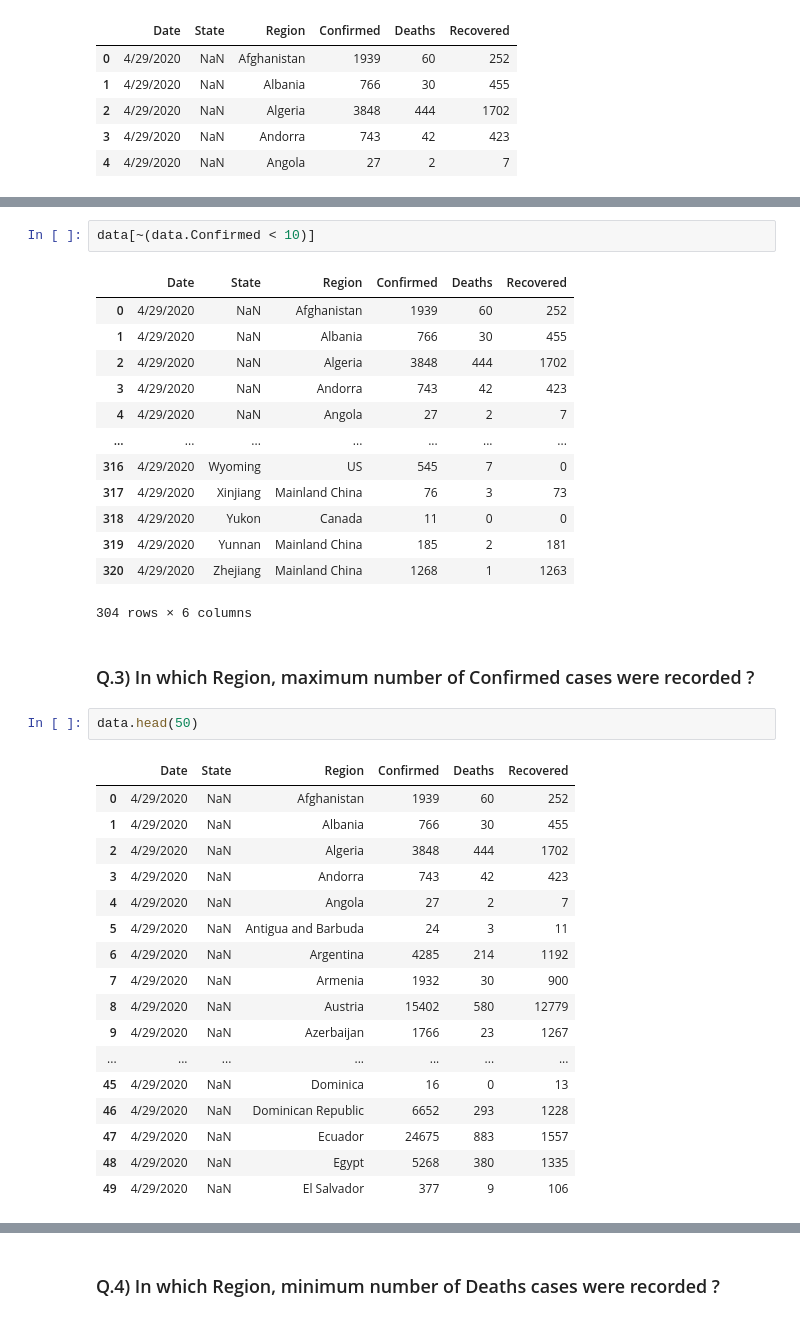
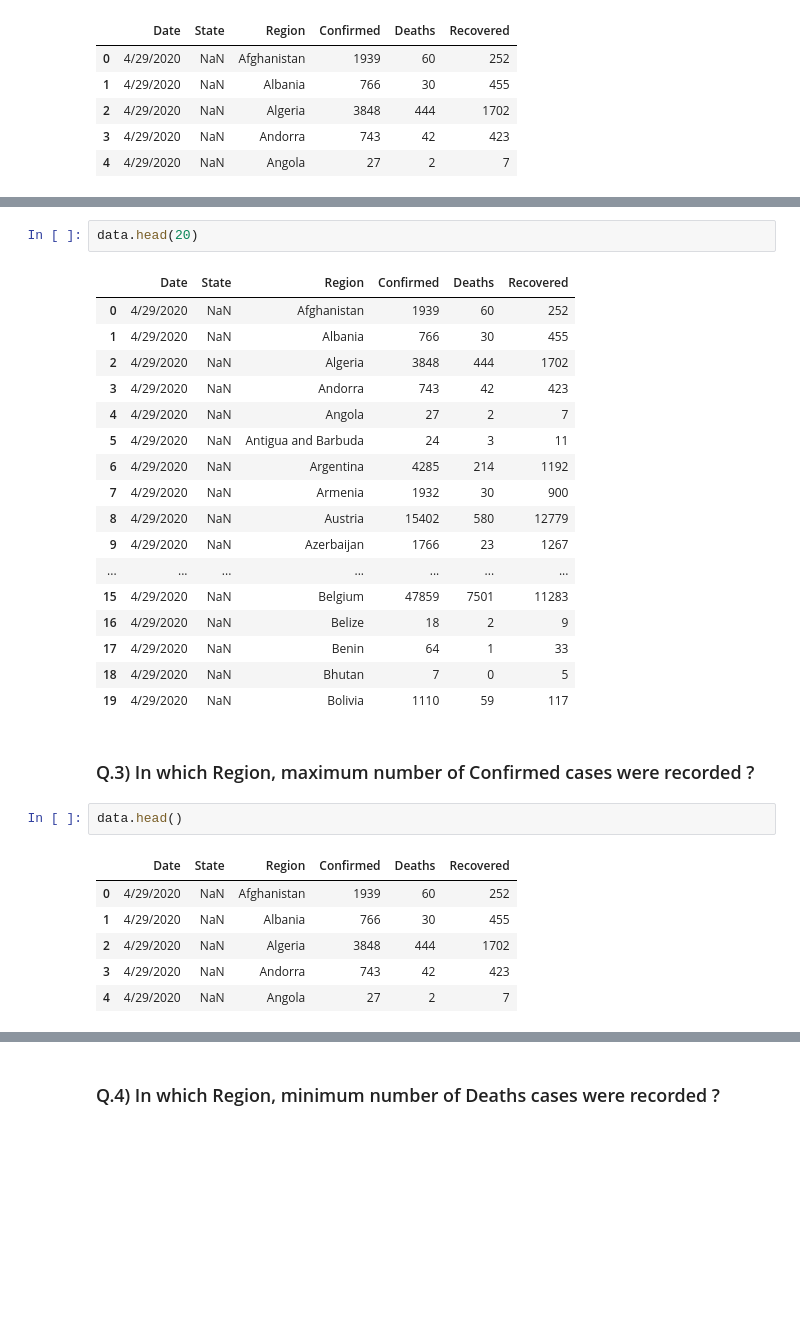
Before and after one commit to anupupadhaya123/data_analysis_python, a Jupyter notebook: covid_analysis.ipynb, the cells around one changed output, grey strips where cells are left out. Drawn from its saved outputs; the diff is of its cells as text; blank space fills up the shorter version.

```diff
--- a/covid_analysis.ipynb
+++ b/covid_analysis.ipynb
@@ -215,23 +191,27 @@ data[~(data.Confirmed > 10)]
-# %%
-data[~(data.Confirmed < 10)]
-# %% [output]
-|  | Date | State | Region | Confirmed | Deaths | Recovered |
-| 0 | 4/29/2020 | NaN | Afghanistan | 1939 | 60 | 252 |
-| 1 | 4/29/2020 | NaN | Albania | 766 | 30 | 455 |
-| 2 | 4/29/2020 | NaN | Algeria | 3848 | 444 | 1702 |
-| 3 | 4/29/2020 | NaN | Andorra | 743 | 42 | 423 |
-| 4 | 4/29/2020 | NaN | Angola | 27 | 2 | 7 |
-| ... | ... | ... | ... | ... | ... | ... |
-| 316 | 4/29/2020 | Wyoming | US | 545 | 7 | 0 |
-| 317 | 4/29/2020 | Xinjiang | Mainland China | 76 | 3 | 73 |
-| 318 | 4/29/2020 | Yukon | Canada | 11 | 0 | 0 |
-| 319 | 4/29/2020 | Yunnan | Mainland China | 185 | 2 | 181 |
-| 320 | 4/29/2020 | Zhejiang | Mainland China | 1268 | 1 | 1263 |
-304 rows × 6 columns
+# %%
+data.head(20)
+# %% [output]
+|  | Date | State | Region | Confirmed | Deaths | Recovered |
+| 0 | 4/29/2020 | NaN | Afghanistan | 1939 | 60 | 252 |
+| 1 | 4/29/2020 | NaN | Albania | 766 | 30 | 455 |
+| 2 | 4/29/2020 | NaN | Algeria | 3848 | 444 | 1702 |
+| 3 | 4/29/2020 | NaN | Andorra | 743 | 42 | 423 |
+| 4 | 4/29/2020 | NaN | Angola | 27 | 2 | 7 |
+| 5 | 4/29/2020 | NaN | Antigua and Barbuda | 24 | 3 | 11 |
+| 6 | 4/29/2020 | NaN | Argentina | 4285 | 214 | 1192 |
+| 7 | 4/29/2020 | NaN | Armenia | 1932 | 30 | 900 |
+| 8 | 4/29/2020 | NaN | Austria | 15402 | 580 | 12779 |
+| 9 | 4/29/2020 | NaN | Azerbaijan | 1766 | 23 | 1267 |
+| ... | ... | ... | ... | ... | ... | ... |
+| 15 | 4/29/2020 | NaN | Belgium | 47859 | 7501 | 11283 |
+| 16 | 4/29/2020 | NaN | Belize | 18 | 2 | 9 |
+| 17 | 4/29/2020 | NaN | Benin | 64 | 1 | 33 |
+| 18 | 4/29/2020 | NaN | Bhutan | 7 | 0 | 5 |
+| 19 | 4/29/2020 | NaN | Bolivia | 1110 | 59 | 117 |
 # %% [markdown]
 ### Q.3) In which Region, maximum number of Confirmed cases were recorded ?
 # %%
-data.head(50)
+data.head()
 # %% [output]
 |  | Date | State | Region | Confirmed | Deaths | Recovered |
 | 0 | 4/29/2020 | NaN | Afghanistan | 1939 | 60 | 252 |
@@ -239,14 +219,3 @@ data.head(50)
 | 2 | 4/29/2020 | NaN | Algeria | 3848 | 444 | 1702 |
 | 3 | 4/29/2020 | NaN | Andorra | 743 | 42 | 423 |
 | 4 | 4/29/2020 | NaN | Angola | 27 | 2 | 7 |
-| 5 | 4/29/2020 | NaN | Antigua and Barbuda | 24 | 3 | 11 |
-| 6 | 4/29/2020 | NaN | Argentina | 4285 | 214 | 1192 |
-| 7 | 4/29/2020 | NaN | Armenia | 1932 | 30 | 900 |
-| 8 | 4/29/2020 | NaN | Austria | 15402 | 580 | 12779 |
-| 9 | 4/29/2020 | NaN | Azerbaijan | 1766 | 23 | 1267 |
-| ... | ... | ... | ... | ... | ... | ... |
-| 45 | 4/29/2020 | NaN | Dominica | 16 | 0 | 13 |
-| 46 | 4/29/2020 | NaN | Dominican Republic | 6652 | 293 | 1228 |
-| 47 | 4/29/2020 | NaN | Ecuador | 24675 | 883 | 1557 |
-| 48 | 4/29/2020 | NaN | Egypt | 5268 | 380 | 1335 |
-| 49 | 4/29/2020 | NaN | El Salvador | 377 | 9 | 106 |
```
Also changed, not shown: parts of 15 cells of this notebook.
